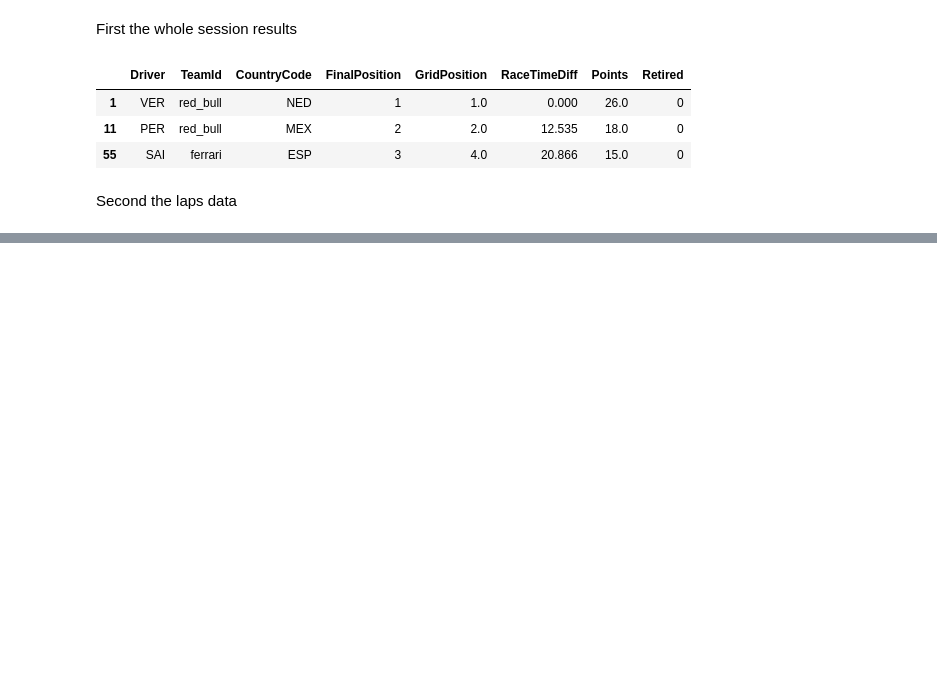
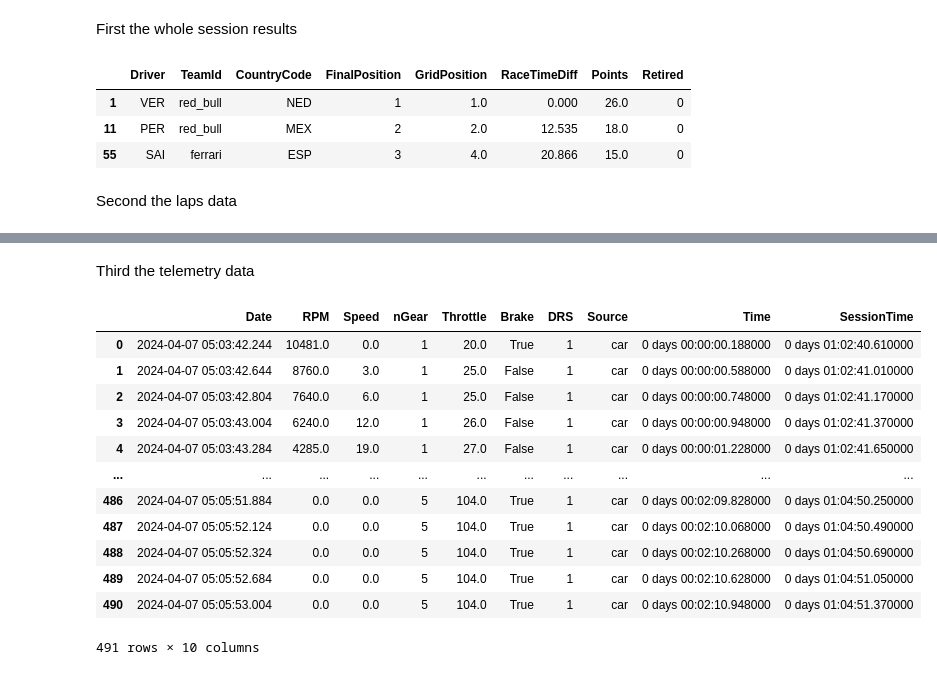
Before and after one commit to kilid69/F1, a Jupyter notebook: main.ipynb, the cells around one changed output, grey strips where cells are left out. Drawn from its saved outputs; the diff is of its cells as text; code cells hidden in the pictures; blank space fills up the shorter version.

```diff
--- a/main.ipynb
+++ b/main.ipynb
@@ -274,0 +326,19 @@ array(['125', '1', '12', '21'], dtype=object)
+# %% [markdown]
+Third the telemetry data
+# %%
+#get car data for 'ZHO'
+session.laps.pick_drivers('RIC').get_car_data()
+# %% [output]
+|  | Date | RPM | Speed | nGear | Throttle | Brake | DRS | Source | Time | SessionTime |
+| 0 | 2024-04-07 05:03:42.244 | 10481.0 | 0.0 | 1 | 20.0 | True | 1 | car | 0 days 00:00:00.188000 | 0 days 01:02:40.610000 |
+| 1 | 2024-04-07 05:03:42.644 | 8760.0 | 3.0 | 1 | 25.0 | False | 1 | car | 0 days 00:00:00.588000 | 0 days 01:02:41.010000 |
+| 2 | 2024-04-07 05:03:42.804 | 7640.0 | 6.0 | 1 | 25.0 | False | 1 | car | 0 days 00:00:00.748000 | 0 days 01:02:41.170000 |
+| 3 | 2024-04-07 05:03:43.004 | 6240.0 | 12.0 | 1 | 26.0 | False | 1 | car | 0 days 00:00:00.948000 | 0 days 01:02:41.370000 |
+| 4 | 2024-04-07 05:03:43.284 | 4285.0 | 19.0 | 1 | 27.0 | False | 1 | car | 0 days 00:00:01.228000 | 0 days 01:02:41.650000 |
+| ... | ... | ... | ... | ... | ... | ... | ... | ... | ... | ... |
+| 486 | 2024-04-07 05:05:51.884 | 0.0 | 0.0 | 5 | 104.0 | True | 1 | car | 0 days 00:02:09.828000 | 0 days 01:04:50.250000 |
+| 487 | 2024-04-07 05:05:52.124 | 0.0 | 0.0 | 5 | 104.0 | True | 1 | car | 0 days 00:02:10.068000 | 0 days 01:04:50.490000 |
+| 488 | 2024-04-07 05:05:52.324 | 0.0 | 0.0 | 5 | 104.0 | True | 1 | car | 0 days 00:02:10.268000 | 0 days 01:04:50.690000 |
+| 489 | 2024-04-07 05:05:52.684 | 0.0 | 0.0 | 5 | 104.0 | True | 1 | car | 0 days 00:02:10.628000 | 0 days 01:04:51.050000 |
+| 490 | 2024-04-07 05:05:53.004 | 0.0 | 0.0 | 5 | 104.0 | True | 1 | car | 0 days 00:02:10.948000 | 0 days 01:04:51.370000 |
+491 rows × 10 columns
```
Also changed, not shown: parts of 8 cells of this notebook.
